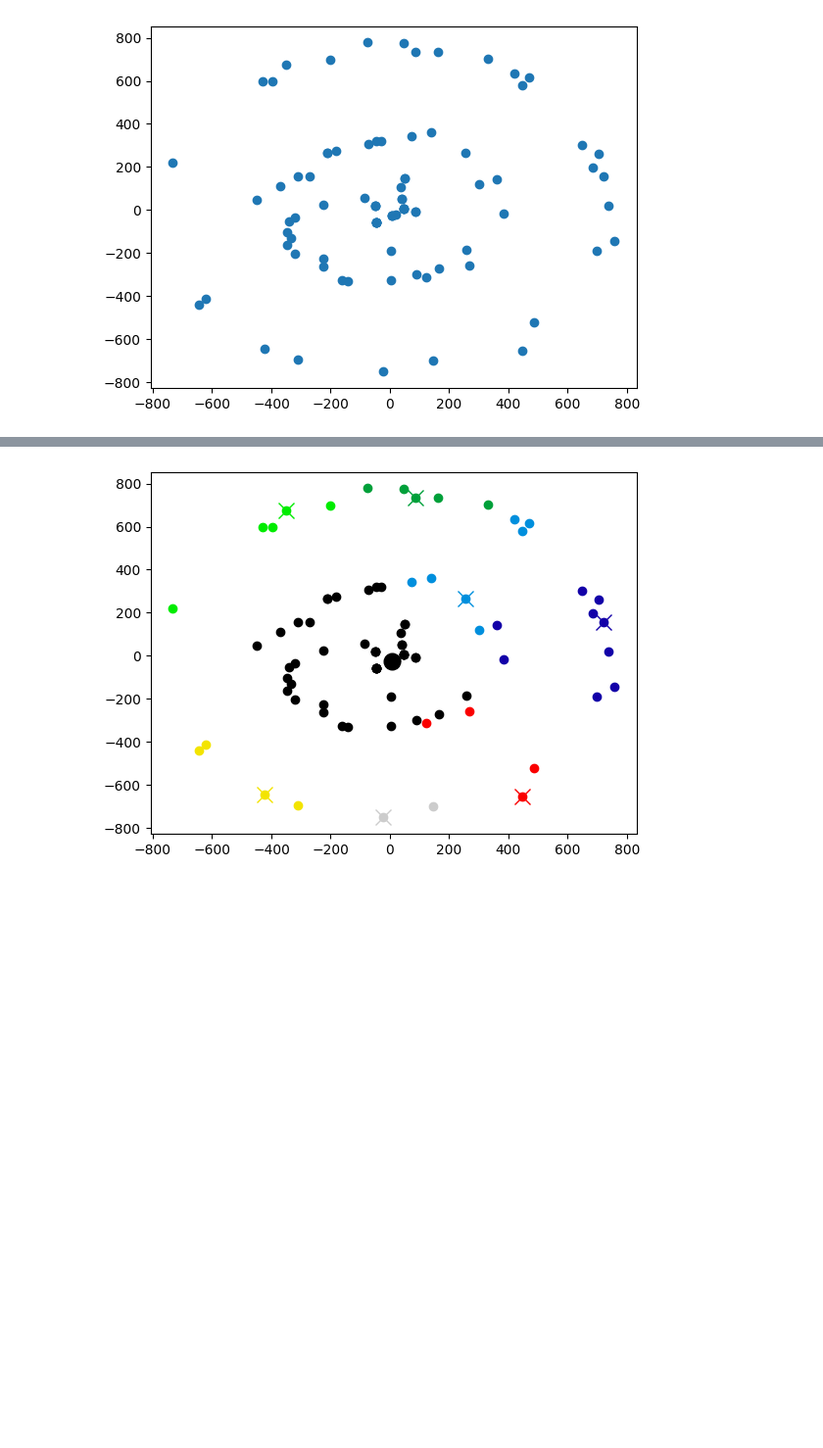
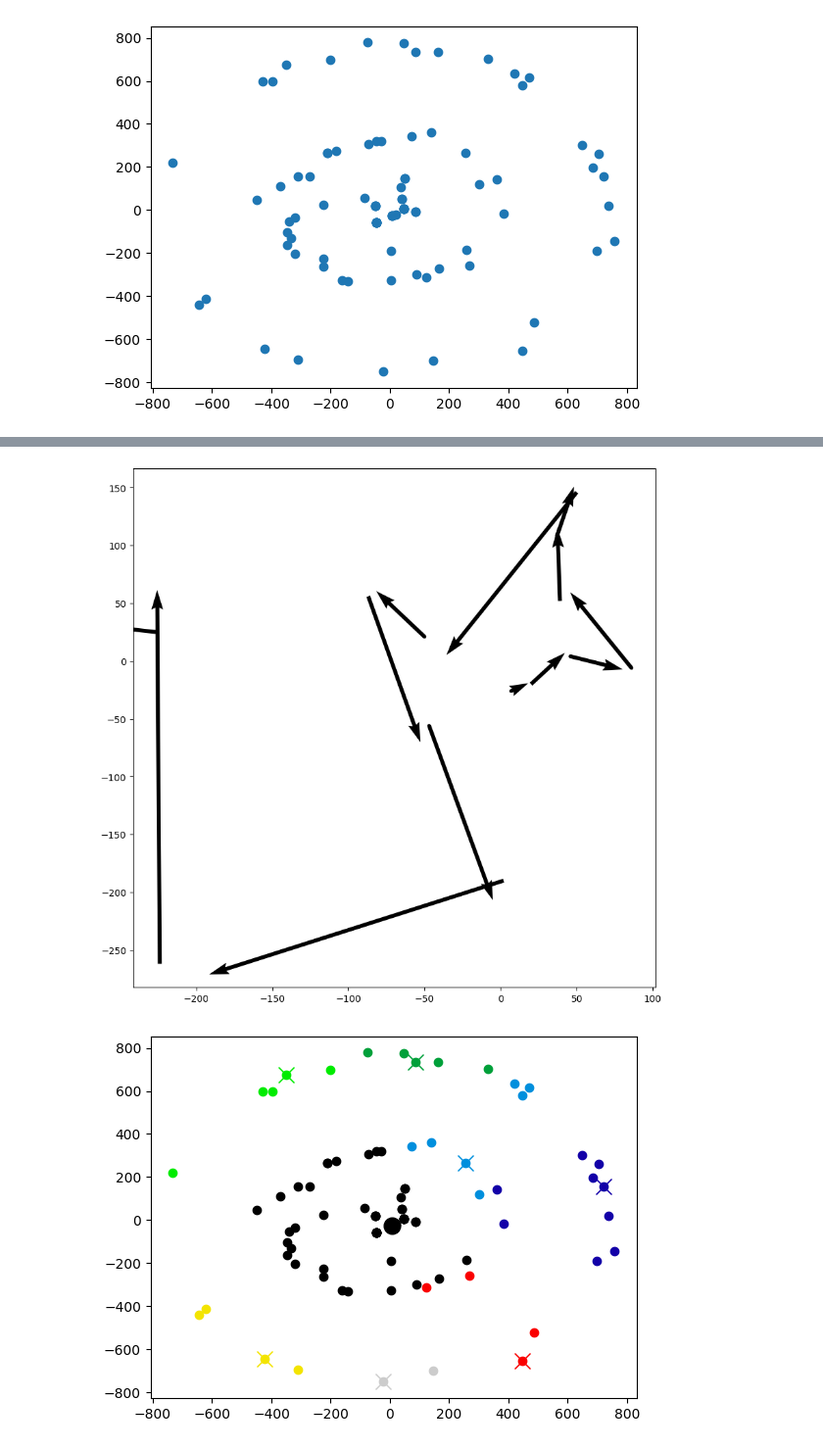
Before and after one commit to madhuravius/trader, a Jupyter notebook: notebooks/navigation.ipynb, the cells around one changed output, grey strips where cells are left out. Shown: that part at 98% size. Cells and saved outputs as stored; diff of their text form; code cells hidden in the pictures; blank space fills up the shorter version.

```diff
--- a/notebooks/navigation.ipynb
+++ b/notebooks/navigation.ipynb
@@ -75,4 +75,45 @@ Shortest travel distance: 8797.092985923744
 [figure]
+# %%
+# Traveling salesman (explorer) of all only locations with trading value (marketplace/shipyard)
+from math import dist
+
+import matplotlib.pyplot as plt
+import pandas as pd
+
+from trader.dao.waypoints import get_waypoints_by_system_symbol
+from trader.roles.navigator.geometry import (
+    generate_graph_from_waypoints_all_connected,
+    generate_shortest_path_with_graph,
+)
+
+cols = ["x1", "y1", "x2", "y2"]
+waypoints = get_waypoints_by_system_symbol(
+    engine=dao.engine, system_symbol=system_symbol
+)
+market_waypoints = []
+acceptable_market_traits = ["MARKETPLACE", "SHIPYARD"]
+for waypoint in waypoints:
+    for acceptable_market_trait in acceptable_market_traits:
+        if acceptable_market_trait in [trait.symbol for trait in waypoint.traits]:
+            market_waypoints.append(waypoint)
+            break
+
+segments = []
+graph = generate_graph_from_waypoints_all_connected(waypoints=market_waypoints)
+path = generate_shortest_path_with_graph(
+    starting_position=market_waypoints[0].symbol, graph=graph
+)
+
+for idx, path_node in enumerate(path):
+    if idx != len(path) - 1:
+        segments.append([path_node.x, path_node.y, path[idx + 1].x, path[idx + 1].y])
+
+df = pd.DataFrame(segments, columns=cols)
+_, axis = plt.subplots(figsize=(10, 10))
+axis.quiver(df.x1, df.y1, df.x2 - df.x1, df.y2 - df.y1, units="xy", scale=1)
+plt.show()
+# %% [output]
+[figure, added]
 # %%
 # Refueling and targeting groups of nodes via clustering to find optimal refueling
 # locations if applicable, so try to remain in the same cluster in most cases
```
Also changed, not shown: parts of 1 cell of this notebook, 15 other files.
